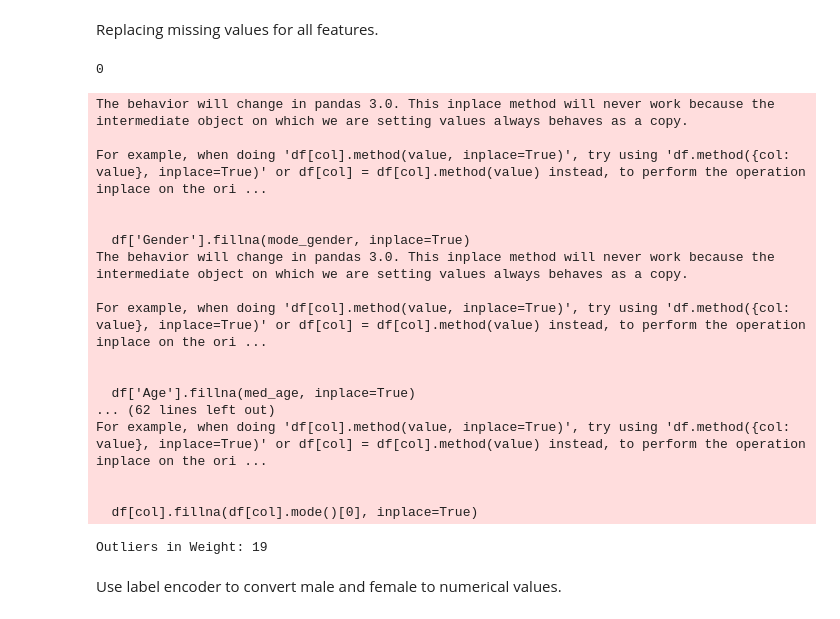
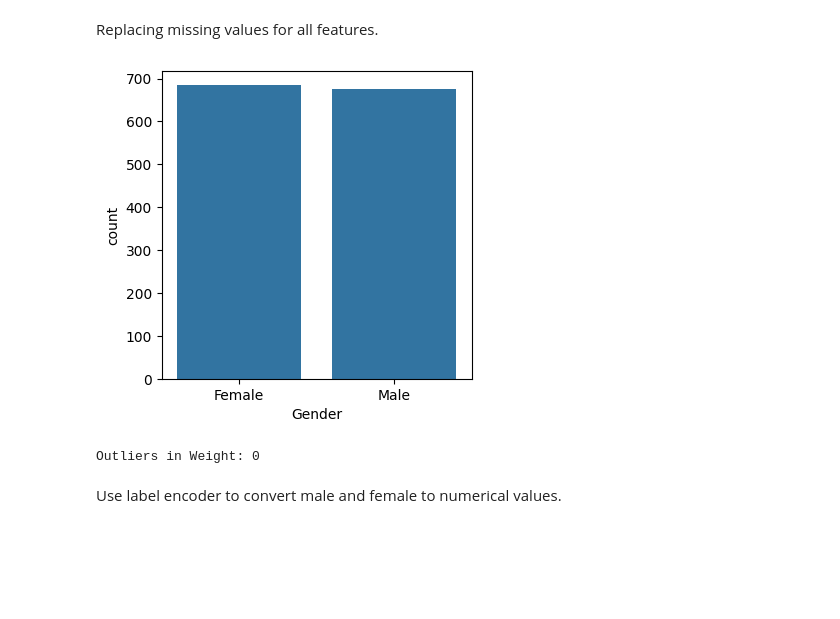
Before and after one commit to william9087/predicting_calories, a Jupyter notebook: burncal.ipynb, the cells around one changed output. Drawn from its saved outputs; the diff is of its cells as text; code cells hidden in the pictures; blank space fills up the shorter version.

```diff
--- a/burncal.ipynb
+++ b/burncal.ipynb
@@ -32,4 +32,7 @@ BMI                              30
 dtype: int64
+# %%
+df.dropna(inplace=True)
+df.reset_index(drop=True, inplace=True)
 # %% [markdown]
 Handling Max_BPM specifically remove the \t and convert them to numeric
 # %%
@@ -86,25 +80,13 @@ for col in ['Workout_Type', 'Experience_Level']:
 
 # Recalculate BMI
 df['BMI'] = df['Weight (kg)'] / (df['Height (m)'] ** 2)
-# %% [output]
-0
-The behavior will change in pandas 3.0. This inplace method will never work because the intermediate object on which we are setting values always behaves as a copy.
-
-For example, when doing 'df[col].method(value, inplace=True)', try using 'df.method({col: value}, inplace=True)' or df[col] = df[col].method(value) instead, to perform the operation inplace on the ori ...
-
-
-  df['Gender'].fillna(mode_gender, inplace=True)
-The behavior will change in pandas 3.0. This inplace method will never work because the intermediate object on which we are setting values always behaves as a copy.
-
-For example, when doing 'df[col].method(value, inplace=True)', try using 'df.method({col: value}, inplace=True)' or df[col] = df[col].method(value) instead, to perform the operation inplace on the ori ...
-
-
-  df['Age'].fillna(med_age, inplace=True)
-... (62 lines left out)
-For example, when doing 'df[col].method(value, inplace=True)', try using 'df.method({col: value}, inplace=True)' or df[col] = df[col].method(value) instead, to perform the operation inplace on the ori ...
-
-
-  df[col].fillna(df[col].mode()[0], inplace=True)
+# %%
+import seaborn as sns
+plt.figure(figsize=(4,4))
+sns.countplot(x= 'Gender',data=df)
+plt.show()
+# %% [output]
+[figure, added]
 # %%
 from scipy import stats
 import numpy as np
@@ -113,7 +95,7 @@ z_scores = np.abs(stats.zscore(df['Weight (kg)']))
 outliers = df[z_scores > 3]
 print(f"Outliers in Weight: {len(outliers)}")
 # %% [output]
-Outliers in Weight: 19
+Outliers in Weight: 0
 # %% [markdown]
 Use label encoder to convert male and female to numerical values.
 # %%
```
Also changed, not shown: parts of 15 cells of this notebook, 6 other files.
